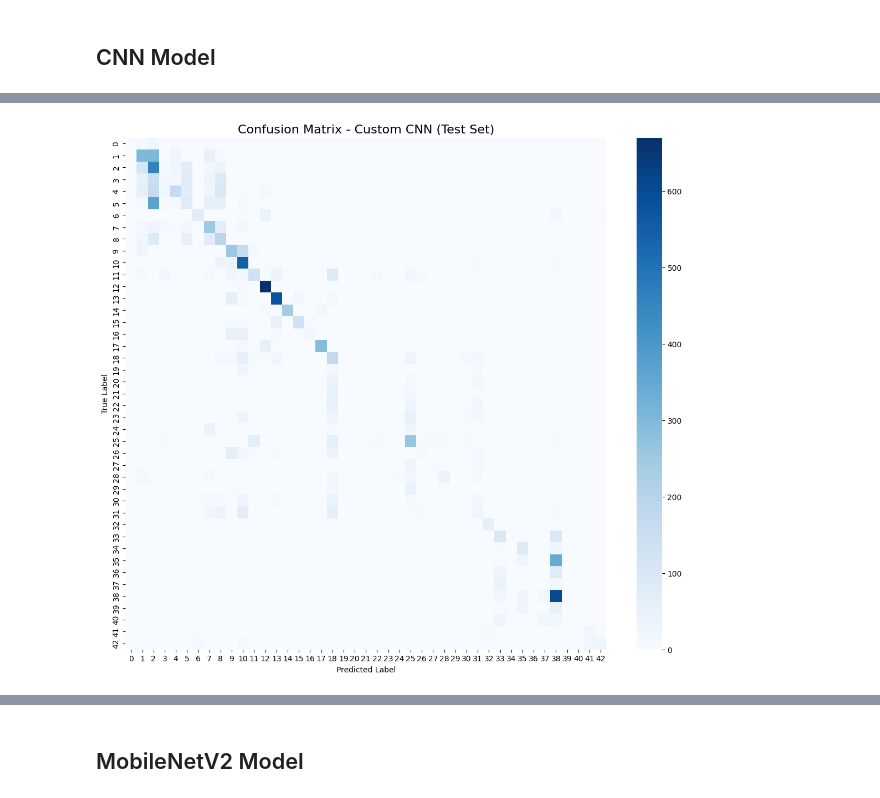
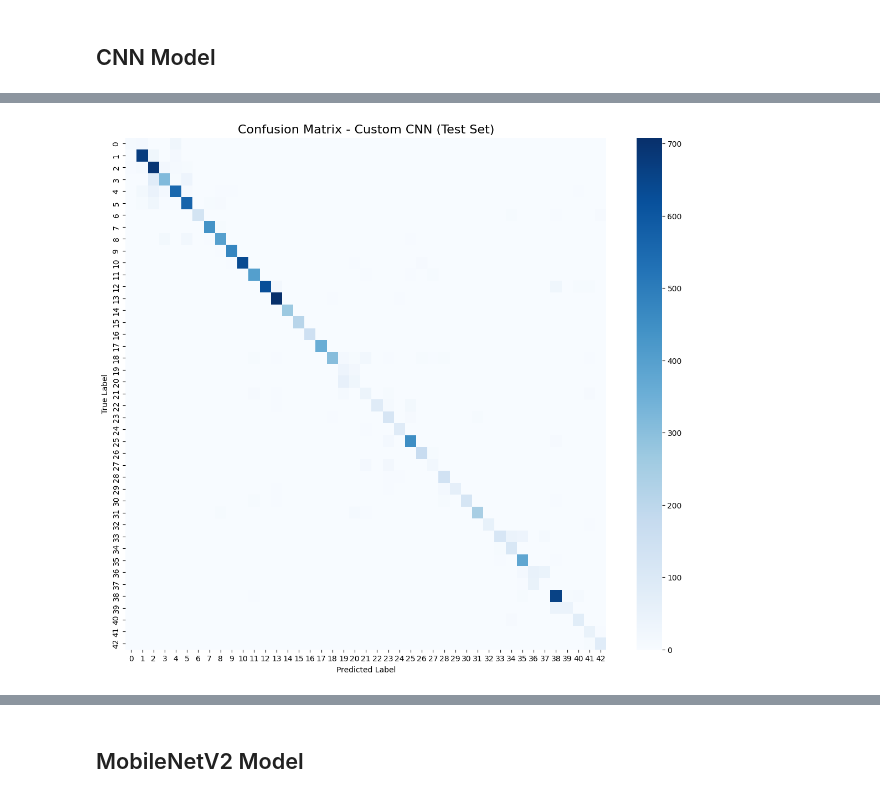
Before and after one commit to MaysoonHelmy/Traffic-Sign-Recognition-Description, a Jupyter notebook: traffic-sign-recognition-description.ipynb, the cells around one changed output, grey strips where cells are left out. Drawn from its saved outputs; the diff is of its cells as text; code cells hidden in the pictures.

```diff
--- a/traffic-sign-recognition-description.ipynb
+++ b/traffic-sign-recognition-description.ipynb
@@ -182,8 +188,9 @@ Large images: 37
 R, G, B = [], [], []
 
 for i in range(min(1000, len(train_df))):
-    img = Image.open(os.path.join(data_path, train_df['Path_x'].iloc[i])).convert("RGB")
-    arr = np.array(img) / 255.0  # normalize
+    img = cv2.imread(os.path.join(data_path, train_df['Path_x'].iloc[i]))  # BGR order
+    img = cv2.cvtColor(img, cv2.COLOR_BGR2RGB)  # convert to RGB
+    arr = img.astype(np.float32) / 255.0  # normalize
     R.append(arr[:,:,0].mean())
     G.append(arr[:,:,1].mean())
     B.append(arr[:,:,2].mean())
@@ -217,15 +224,20 @@ plt.show()
 class_variances = []
 
 for class_id in sorted(train_df['ClassId'].unique()):
-    samples = train_df[train_df['ClassId']==class_id].sample(min(50, len(train_df[train_df['ClassId']==class_id])), random_state=42)
+    samples = train_df[train_df['ClassId'] == class_id].sample(
+        min(50, len(train_df[train_df['ClassId'] == class_id])),
+        random_state=42
+    )
 
     all_pixels = []
     for path in samples['Path_x']:
-        img = Image.open(os.path.join(data_path, path)).convert("RGB")
-        arr = np.array(img) / 255.0
+        img = cv2.imread(os.path.join(data_path, path))
+        img = cv2.cvtColor(img, cv2.COLOR_BGR2RGB)
+        arr = img.astype(np.float32) / 255.0
         all_pixels.append(arr.reshape(-1, 3))
 
     all_pixels = np.vstack(all_pixels)
+
     # calculate variance per channel
     r_var = all_pixels[:,0].var()
     g_var = all_pixels[:,1].var()
@@ -241,7 +253,7 @@ for class_id in sorted(train_df['ClassId'].unique()):
     })
 
 variance_df = pd.DataFrame(class_variances)
-display(variance_df.head())
+display(variance_df)
 # %% [output]
 |  | ClassId | RedVariance | GreenVariance | BlueVariance | OverallVariance |
 | 0 | 0 | 0.068295 | 0.084418 | 0.091083 | 0.082365 |
@@ -296,13 +319,10 @@ def preprocess_image(path, label):
     return img, label
 # %%
 def augment(img, label):
-    img = tf.image.random_brightness(img, 0.2)
-    img = tf.image.random_contrast(img, 0.8, 1.2)
     img = tf.image.random_flip_left_right(img)
-    img = tf.image.random_saturation(img, 0.8, 1.2)
+    img = tf.image.random_brightness(img, 0.15)
+    img = tf.image.random_contrast(img, 0.9, 1.1)
     k = tf.random.uniform([], 0, 4, dtype=tf.int32)
-    img = tf.image.random_hue(img, 0.1)
-    img = tf.image.random_jpeg_quality(img, 70, 95)
     img = tf.image.rot90(img, k)
     return img, label
 # %%
@@ -397,6 +418,6 @@ Validation steps: 245
 # %%
 # Train CNN
-history_custom = cnn_model.fit(train_ds,validation_data=val_ds,epochs=20,steps_per_epoch=steps_per_epoch,
-    validation_steps=validation_steps,callbacks=[early_stop, reduce_lr],verbose=1)
+history_cnn = cnn_model.fit(train_ds,validation_data=val_ds,epochs=20, steps_per_epoch=steps_per_epoch, validation_steps=validation_steps,
+    callbacks=[early_stop, reduce_lr],verbose=1)
 # %% [output]
 Epoch 1/20
@@ -429,11 +479,4 @@ print(f" CNN - Test Accuracy: {test_accuracy_cnn:.4f}")
 # %%
-# True labels from test set
-y_test_true = np.concatenate([y for x, y in test_ds], axis=0)
-
-# Predictions from CNN
-y_test_pred_probs_cnn = cnn_model.predict(test_ds)
-y_test_pred_cnn = np.argmax(y_test_pred_probs_cnn, axis=1)
-
 # Compute confusion matrix
 cm_cnn = confusion_matrix(y_test_true, y_test_pred_cnn)
 
@@ -449 +491 @@ plt.show()
-[figure, old version]
+[figure, new version]
```
Also changed, not shown: parts of 39 cells of this notebook.
